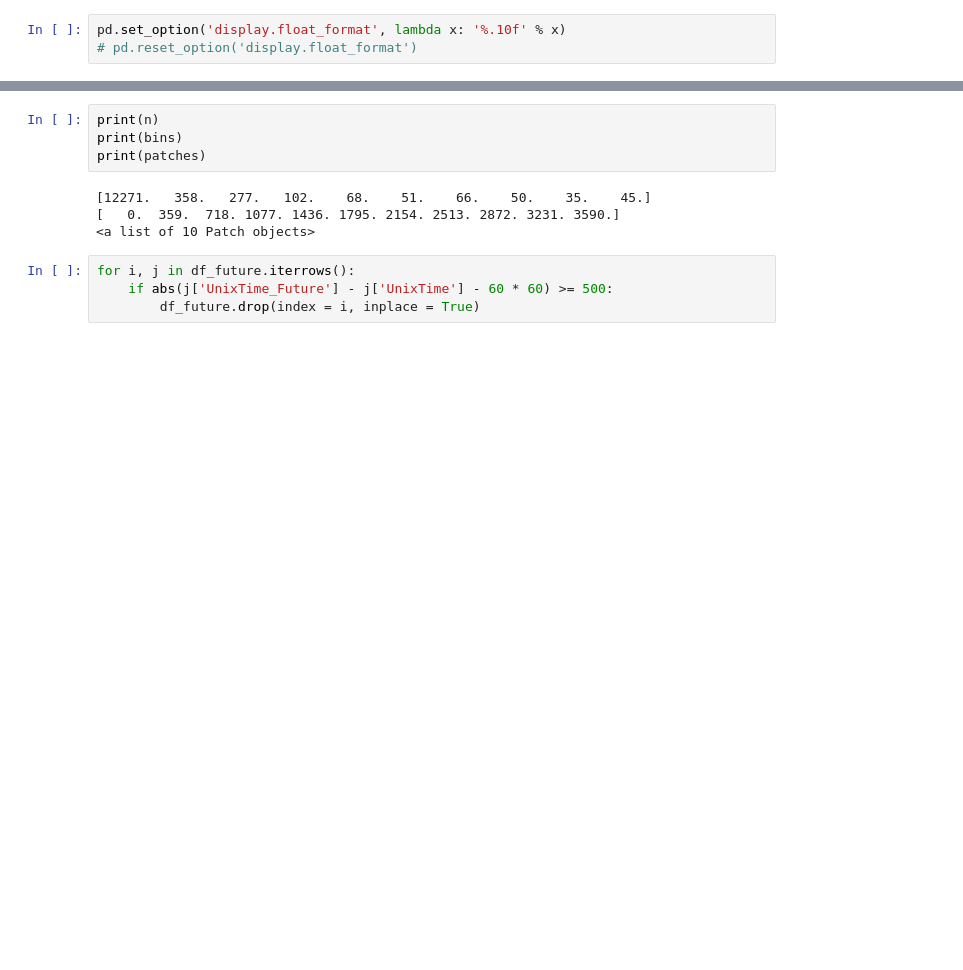
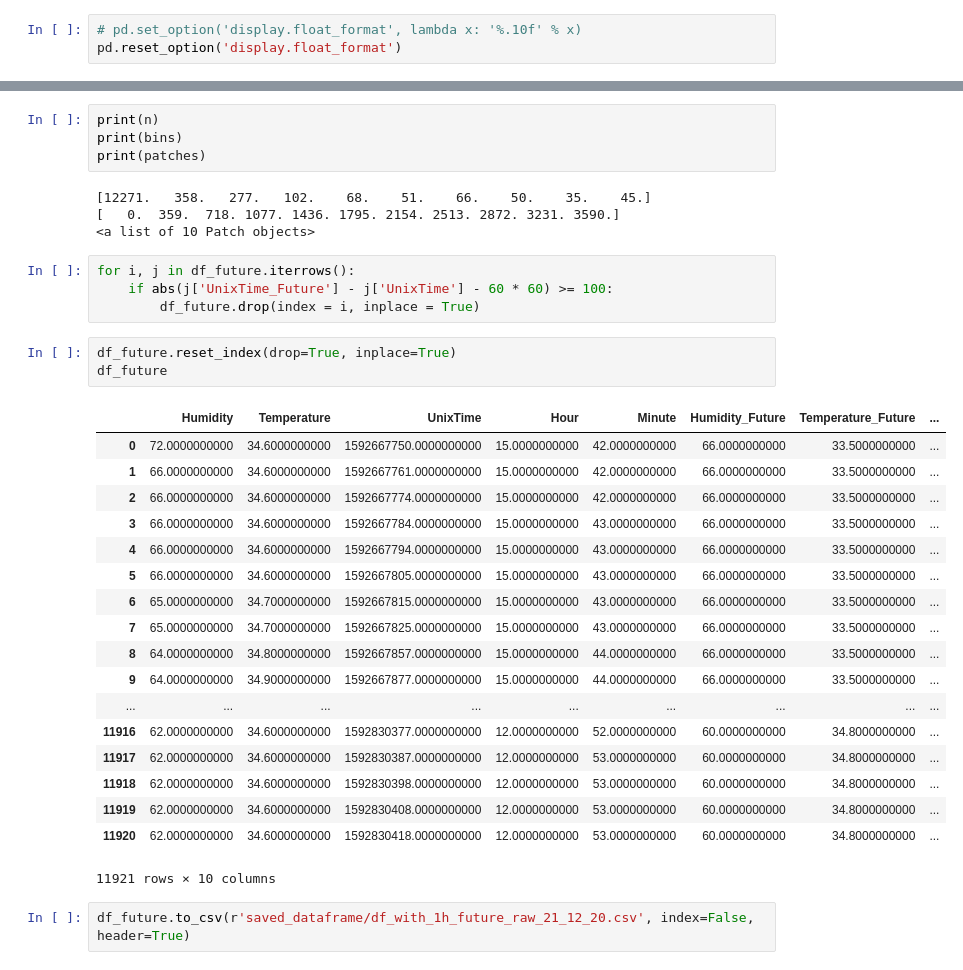
Before and after one commit to hqhoangvuong/MachineLearning_FinalProject, a Jupyter notebook: Playground.ipynb, the cells around one changed output, grey strips where cells are left out. Drawn from its saved outputs; the diff is of its cells as text; blank space fills up the shorter version.

```diff
--- a/Playground.ipynb
+++ b/Playground.ipynb
@@ -70,8 +70,8 @@ print('done')
 13000
 done
 # %%
-pd.set_option('display.float_format', lambda x: '%.10f' % x)
-# pd.reset_option('display.float_format')
+# pd.set_option('display.float_format', lambda x: '%.10f' % x)
+pd.reset_option('display.float_format')
 # %%
 df_future.loc[377]
 # %% [output]
@@ -123,5 +122,29 @@ print(patches)
 <a list of 10 Patch objects>
 # %%
 for i, j in df_future.iterrows():
-    if abs(j['UnixTime_Future'] - j['UnixTime'] - 60 * 60) >= 500:
+    if abs(j['UnixTime_Future'] - j['UnixTime'] - 60 * 60) >= 100:
         df_future.drop(index = i, inplace = True)
+# %%
+df_future.reset_index(drop=True, inplace=True)
+df_future
+# %% [output]
+|  | Humidity | Temperature | UnixTime | Hour | Minute | Humidity_Future | Temperature_Future | ... |
+| 0 | 72.0000000000 | 34.6000000000 | 1592667750.0000000000 | 15.0000000000 | 42.0000000000 | 66.0000000000 | 33.5000000000 | ... |
+| 1 | 66.0000000000 | 34.6000000000 | 1592667761.0000000000 | 15.0000000000 | 42.0000000000 | 66.0000000000 | 33.5000000000 | ... |
+| 2 | 66.0000000000 | 34.6000000000 | 1592667774.0000000000 | 15.0000000000 | 42.0000000000 | 66.0000000000 | 33.5000000000 | ... |
+| 3 | 66.0000000000 | 34.6000000000 | 1592667784.0000000000 | 15.0000000000 | 43.0000000000 | 66.0000000000 | 33.5000000000 | ... |
+| 4 | 66.0000000000 | 34.6000000000 | 1592667794.0000000000 | 15.0000000000 | 43.0000000000 | 66.0000000000 | 33.5000000000 | ... |
+| 5 | 66.0000000000 | 34.6000000000 | 1592667805.0000000000 | 15.0000000000 | 43.0000000000 | 66.0000000000 | 33.5000000000 | ... |
+| 6 | 65.0000000000 | 34.7000000000 | 1592667815.0000000000 | 15.0000000000 | 43.0000000000 | 66.0000000000 | 33.5000000000 | ... |
+| 7 | 65.0000000000 | 34.7000000000 | 1592667825.0000000000 | 15.0000000000 | 43.0000000000 | 66.0000000000 | 33.5000000000 | ... |
+| 8 | 64.0000000000 | 34.8000000000 | 1592667857.0000000000 | 15.0000000000 | 44.0000000000 | 66.0000000000 | 33.5000000000 | ... |
+| 9 | 64.0000000000 | 34.9000000000 | 1592667877.0000000000 | 15.0000000000 | 44.0000000000 | 66.0000000000 | 33.5000000000 | ... |
+| ... | ... | ... | ... | ... | ... | ... | ... | ... |
+| 11916 | 62.0000000000 | 34.6000000000 | 1592830377.0000000000 | 12.0000000000 | 52.0000000000 | 60.0000000000 | 34.8000000000 | ... |
+| 11917 | 62.0000000000 | 34.6000000000 | 1592830387.0000000000 | 12.0000000000 | 53.0000000000 | 60.0000000000 | 34.8000000000 | ... |
+| 11918 | 62.0000000000 | 34.6000000000 | 1592830398.0000000000 | 12.0000000000 | 53.0000000000 | 60.0000000000 | 34.8000000000 | ... |
+| 11919 | 62.0000000000 | 34.6000000000 | 1592830408.0000000000 | 12.0000000000 | 53.0000000000 | 60.0000000000 | 34.8000000000 | ... |
+| 11920 | 62.0000000000 | 34.6000000000 | 1592830418.0000000000 | 12.0000000000 | 53.0000000000 | 60.0000000000 | 34.8000000000 | ... |
+11921 rows × 10 columns
+# %%
+df_future.to_csv(r'saved_dataframe/df_with_1h_future_raw_21_12_20.csv', index=False, header=True)
```
Also changed, not shown: parts of 5 cells of this notebook, 5 other files.
